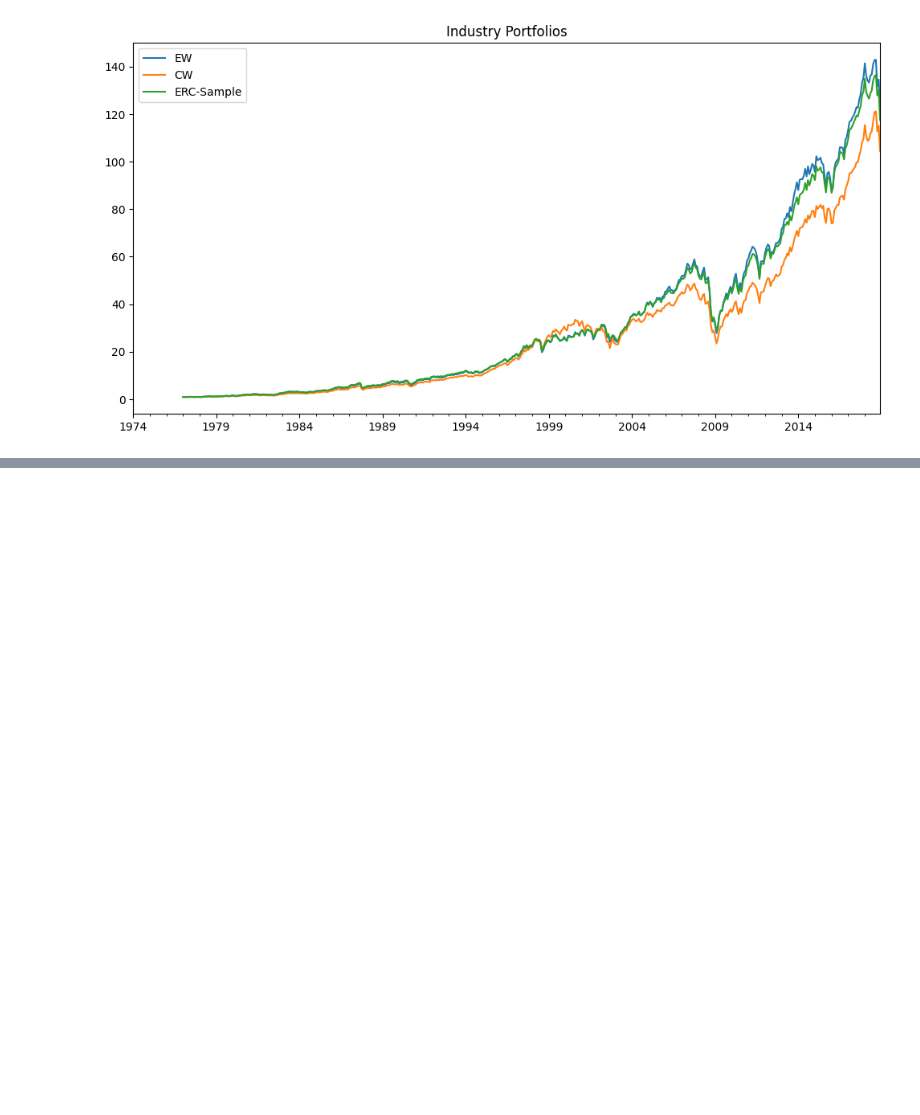
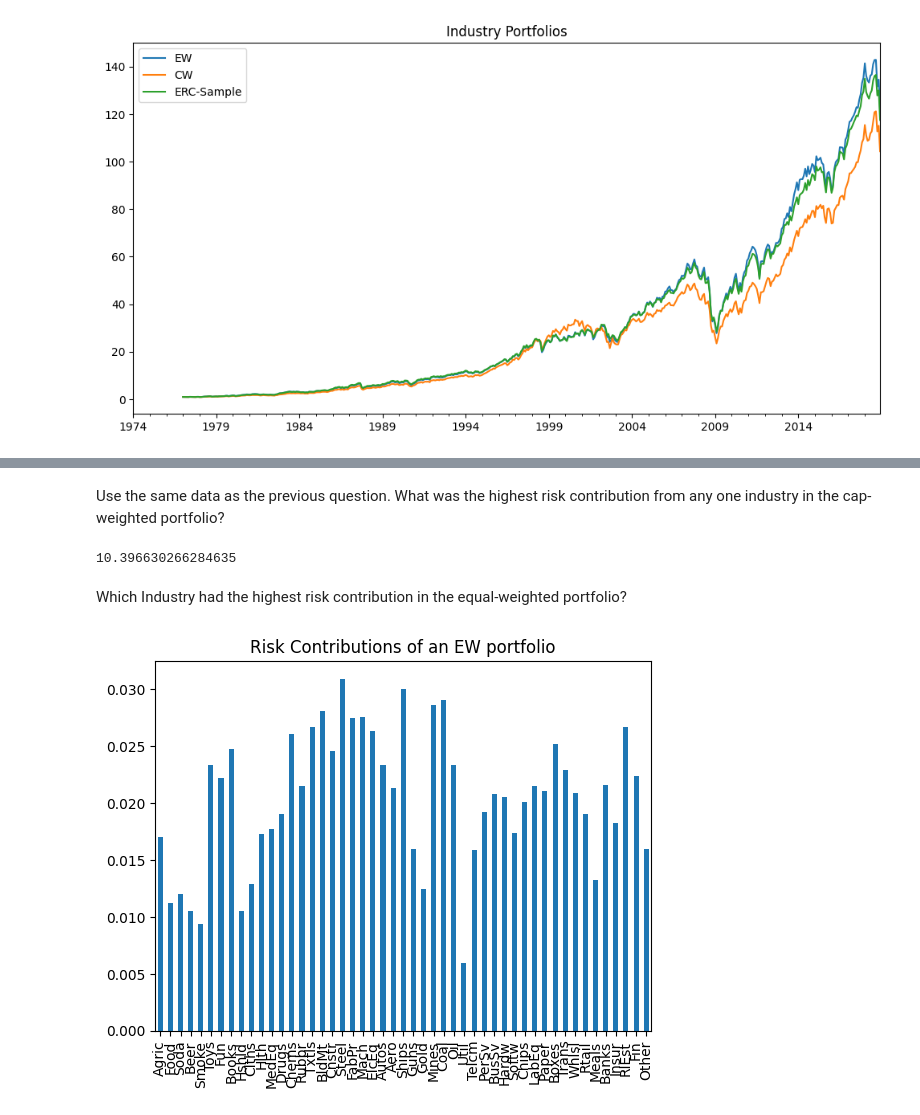
Before and after one commit to lishenjian1996/Programming-Study, a Jupyter notebook: Investment Management with Python and Machine Learning/Advanced Portfolio Construction and Analysis with Python/section8.ipynb, the cells around one changed output, grey strips where cells are left out. Saved outputs shown, nothing was run; the diff lists cells and outputs as text; code cells hidden in the pictures; blank space fills up the shorter version.

```diff
--- a/Investment Management with Python and Machine Learning/Advanced Portfolio Construction and Analysis with Python/section8.ipynb
+++ b/Investment Management with Python and Machine Learning/Advanced Portfolio Construction and Analysis with Python/section8.ipynb
@@ -115,0 +122,14 @@ erk.summary_stats(btr.dropna())
+# %%
+import numpy as np
+import pandas as pd
+
+import edhec_risk_kit_206 as erk
+
+%load_ext autoreload
+%autoreload 2
+#inds=['Hlth','Fin','Whlsl','Rtail','Food']
+ind_rets = erk.get_ind_returns(weighting="vw", n_inds=49)["2014":"2018"]
+ind_mcap = erk.get_ind_market_caps(49, weights=True)["2014-01":]
+
+rets = ind_rets
+cov = rets.cov()
@@ -115,0 +139,10 @@ erk.summary_stats(btr.dropna())
+# %%
+def risk_contribution(w,cov):
+    """
+    Compute the contributions to risk of the constituents of a portfolio, given a set of portfolio weights and a covariance matrix
+    """
+    total_portfolio_var = erk.portfolio_vol(w,cov)**2
+    # Marginal contribution of each constituent
+    marginal_contrib = cov@w
+    risk_contrib = np.multiply(marginal_contrib,w.T)/total_portfolio_var
+    return risk_contrib
@@ -115,0 +169,12 @@ erk.summary_stats(btr.dropna())
+# %% [markdown]
+Use the same data as the previous question. What was the highest risk contribution from any one industry in the cap-weighted portfolio?
+# %%
+erk.risk_contribution(erk.weight_cw(rets, ind_mcap), cov).values.max()*100
+# %% [output]
+10.396630266284635
+# %% [markdown]
+Which Industry had the highest risk contribution in the equal-weighted portfolio?
+# %%
+risk_contribution(erk.weight_ew(rets), cov).plot.bar(title="Risk Contributions of an EW portfolio");
+# %% [output]
+[figure, added]
```
Also changed, not shown: parts of 21 cells of this notebook, 1 other file.
